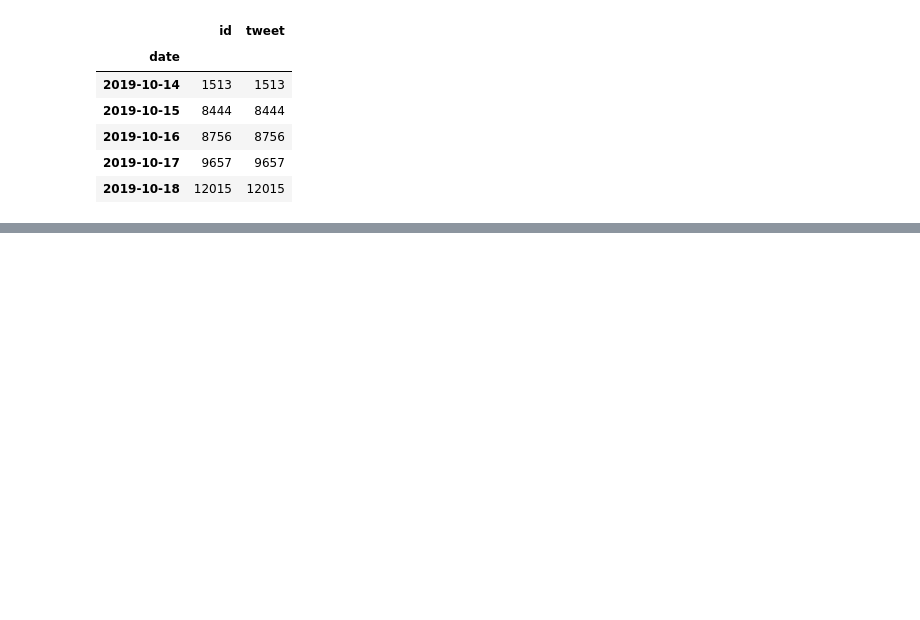
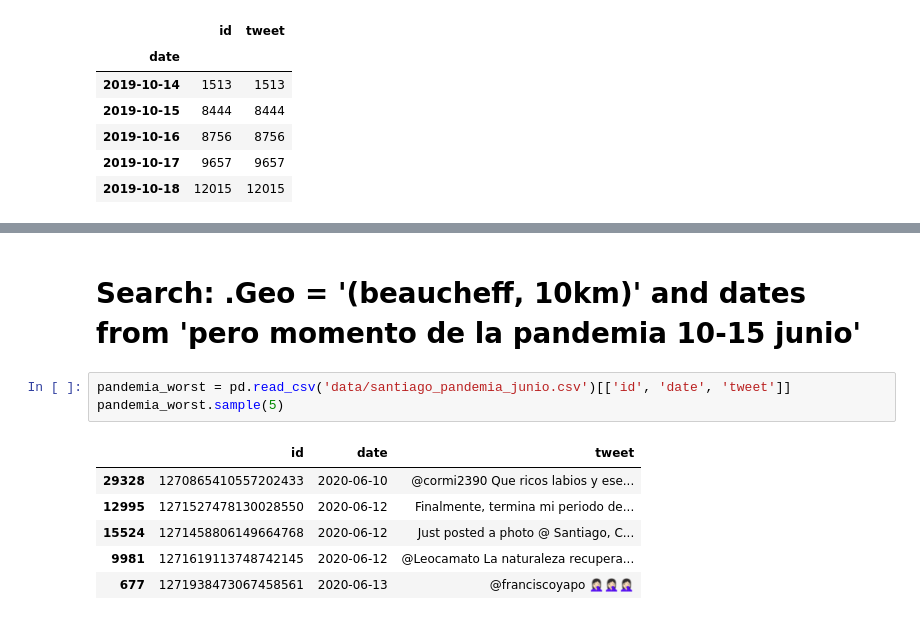
Before and after one commit to jignaciocastro8/data-project, a Jupyter notebook: tweets_data_review.ipynb, the cells around one changed output, grey strips where cells are left out. Saved outputs shown, nothing was run; the diff lists cells and outputs as text; blank space fills up the shorter version.

```diff
--- a/tweets_data_review.ipynb
+++ b/tweets_data_review.ipynb
@@ -82,0 +75,12 @@ plt.savefig('imgs/wordcloud_estallido.png')
+# %% [markdown]
+# **Search: .Geo = '(beaucheff, 10km)' and dates from 'pero momento de la pandemia 10-15 junio'**
+# %%
+pandemia_worst = pd.read_csv('data/santiago_pandemia_junio.csv')[['id', 'date', 'tweet']]
+pandemia_worst.sample(5)
+# %% [output]
+|  | id | date | tweet |
+| 29328 | 1270865410557202433 | 2020-06-10 | @cormi2390 Que ricos labios y ese... |
+| 12995 | 1271527478130028550 | 2020-06-12 | Finalmente, termina mi periodo de... |
+| 15524 | 1271458806149664768 | 2020-06-12 | Just posted a photo @ Santiago, C... |
+| 9981 | 1271619113748742145 | 2020-06-12 | @Leocamato La naturaleza recupera... |
+| 677 | 1271938473067458561 | 2020-06-13 | @franciscoyapo 🤦🏻‍♀️🤦🏻‍♀️🤦🏻‍♀️ |
```
Also changed, not shown: parts of 11 cells of this notebook, 11 other files.
